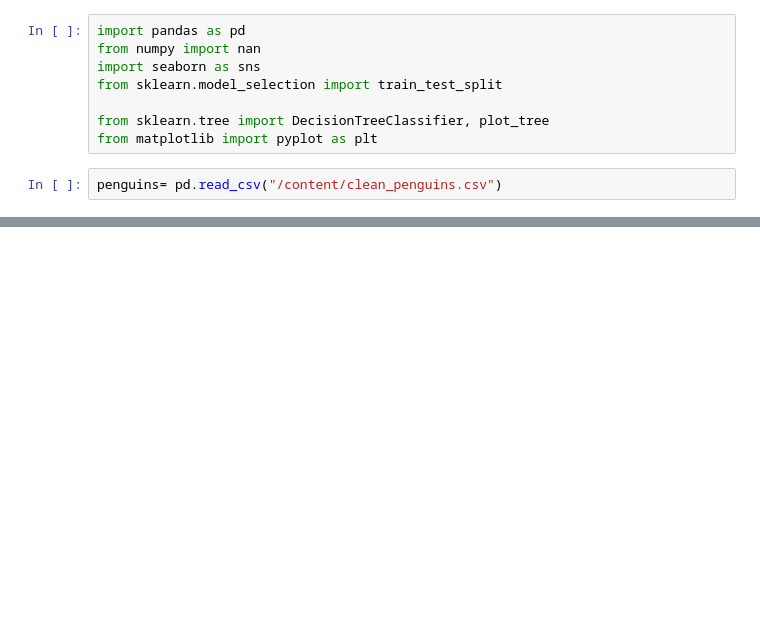
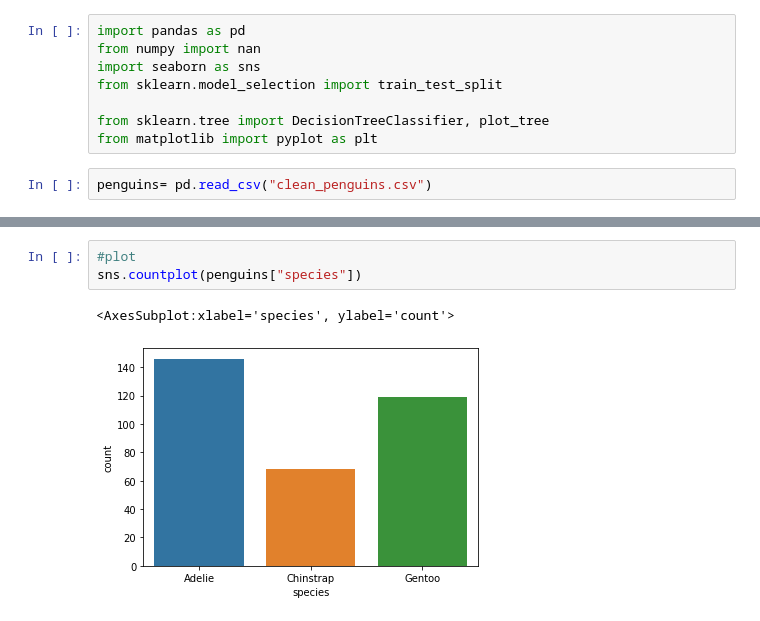
Before and after one commit to B9ary01/Jnotebook, a Jupyter notebook: penguins.ipynb, the cells around one changed output, grey strips where cells are left out. Cells and saved outputs as stored; diff of their text form; blank space fills up the shorter version.

```diff
--- a/penguins.ipynb
+++ b/penguins.ipynb
@@ -11,4 +11,4 @@ from sklearn.model_selection import train_test_split
 from sklearn.tree import DecisionTreeClassifier, plot_tree
 from matplotlib import pyplot as plt
 # %%
-penguins= pd.read_csv("/content/clean_penguins.csv")
+penguins= pd.read_csv("clean_penguins.csv")
@@ -16,0 +33,6 @@ FileNotFoundError: [Errno 2] No such file or directory: '/content/clean_penguins
+# %%
+#plot
+sns.countplot(penguins["species"])
+# %% [output]
+<AxesSubplot:xlabel='species', ylabel='count'>
+[figure, added]
```
Also changed, not shown: parts of 24 cells of this notebook, 1 other file.
